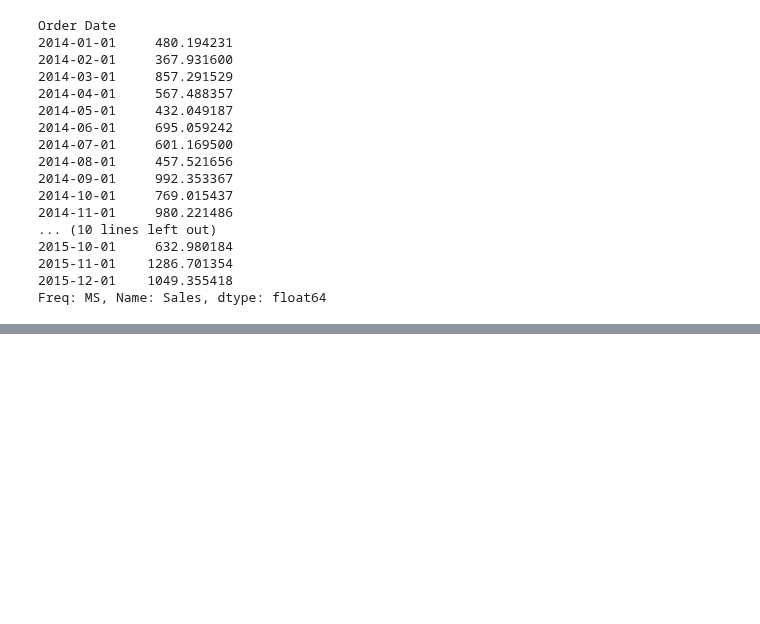
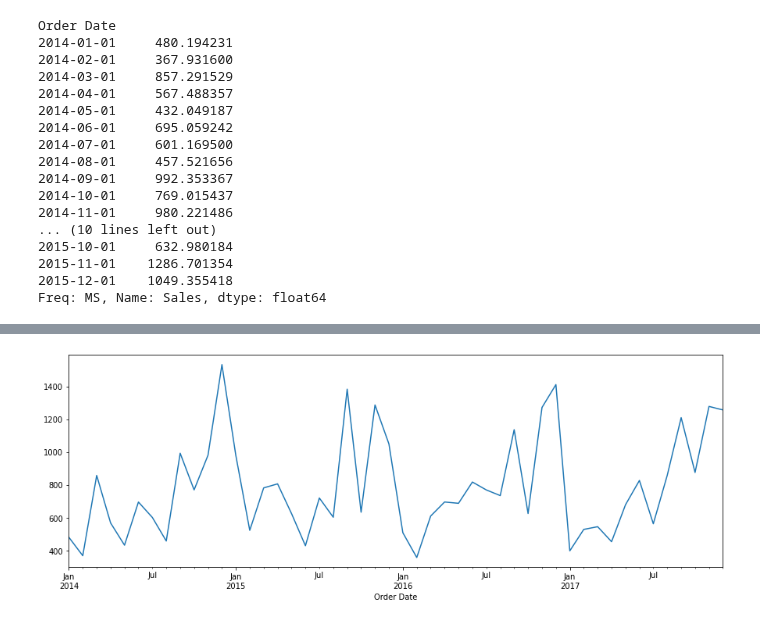
Before and after one commit to lellabhaskar/DataScience, a Jupyter notebook: 4p_TimeSeriesAnalysis.ipynb, the cells around one changed output, grey strips where cells are left out. Drawn from its saved outputs; the diff is of its cells as text; code cells hidden in the pictures; blank space fills up the shorter version.

```diff
--- a/4p_TimeSeriesAnalysis.ipynb
+++ b/4p_TimeSeriesAnalysis.ipynb
@@ -289,0 +299,6 @@ Freq: MS, Name: Sales, dtype: float64
+# %%
+plt.figure()
+y.plot(figsize=(15,5))
+plt.show()
+# %% [output]
+[figure, added]
```
Also changed, not shown: parts of 2 cells of this notebook.
